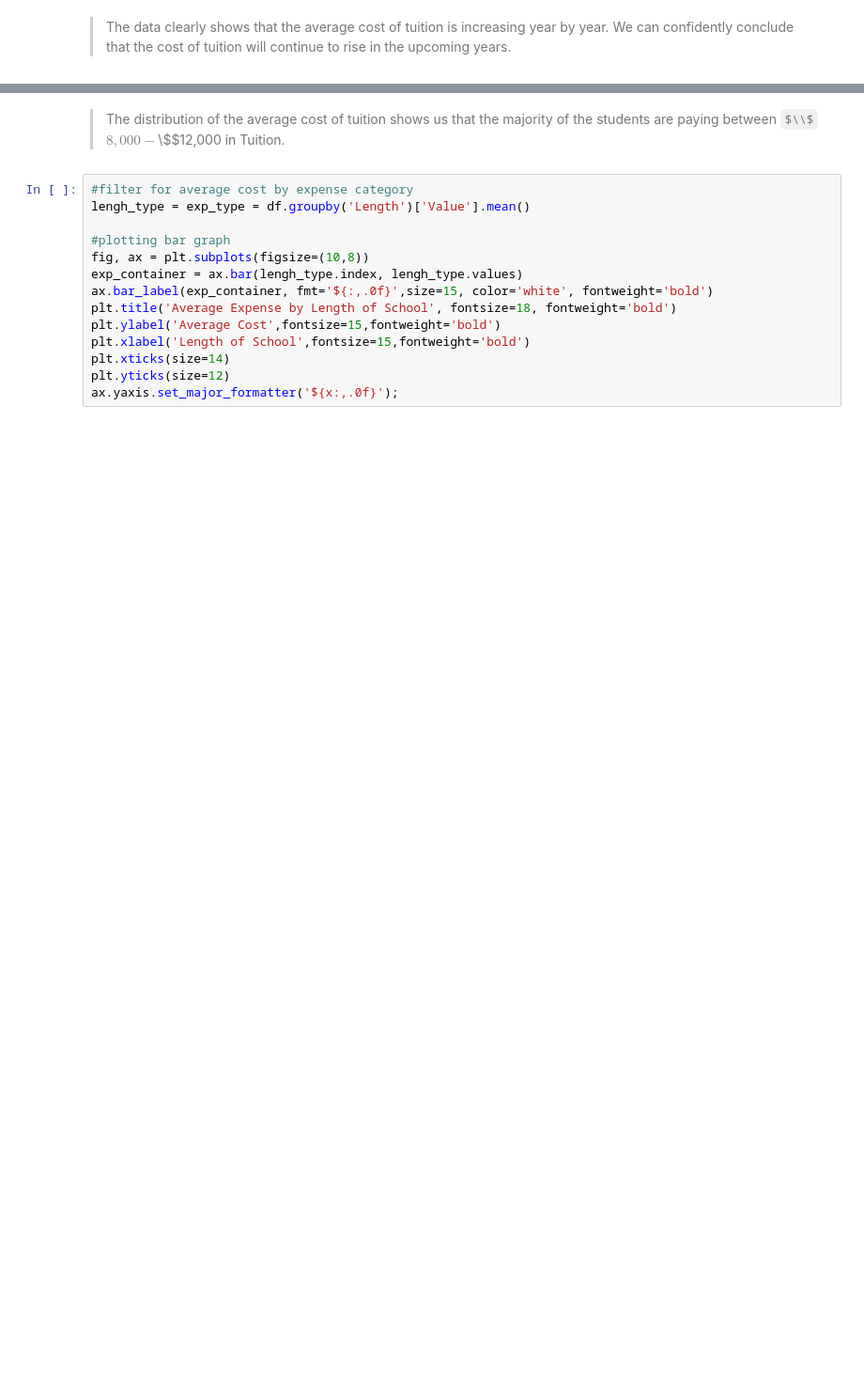
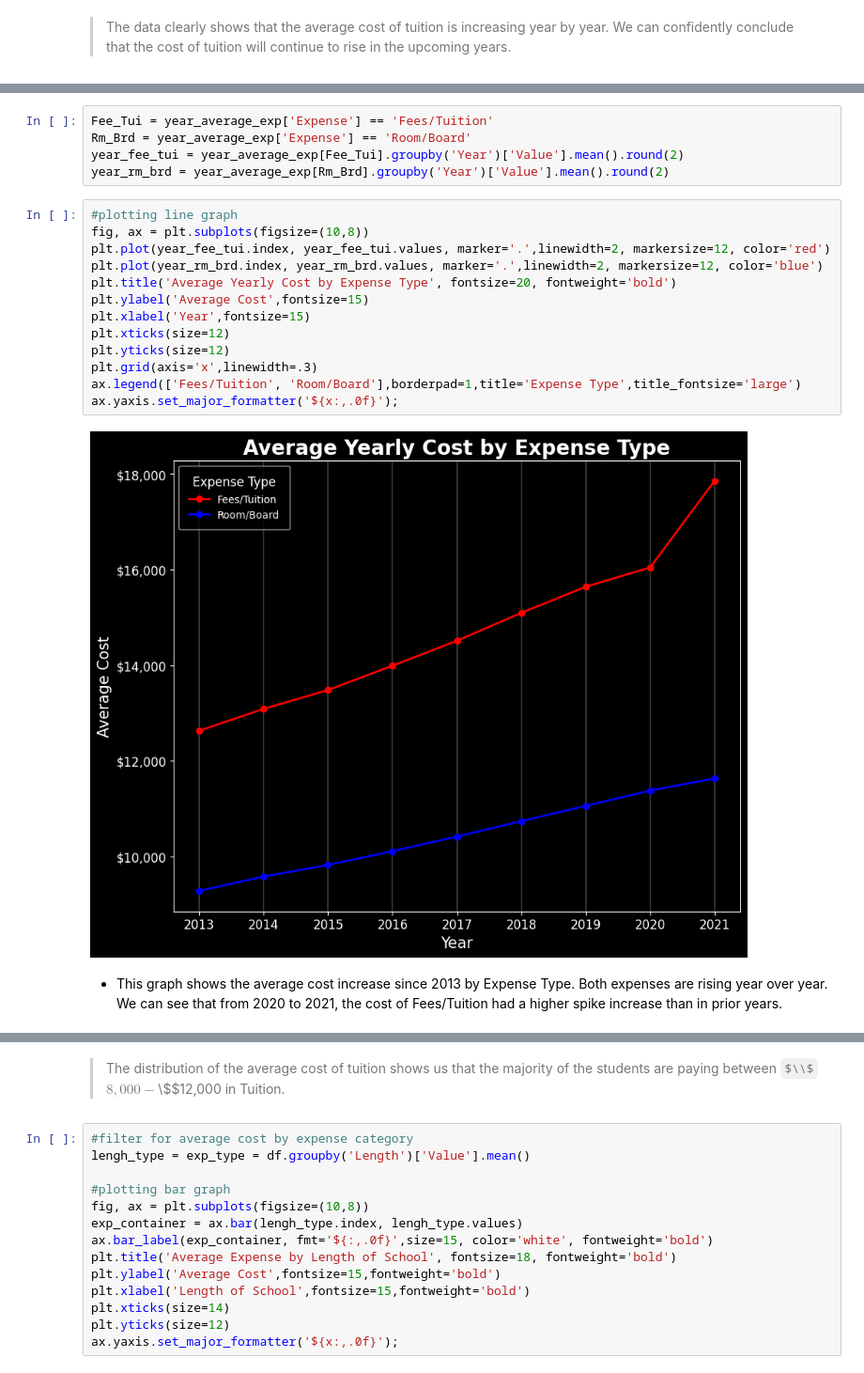
Before and after one commit to daisy-rivera/Cost-of-Undergraduate-Tuition, a Jupyter notebook: Project2_Part2.ipynb, the cells around one changed output, grey strips where cells are left out. Shown at 94% size. Drawn from its saved outputs; the diff is of its cells as text; some formulas as TeX source; blank space fills up the shorter version.

```diff
--- a/Project2_Part2.ipynb
+++ b/Project2_Part2.ipynb
@@ -176,3 +187,25 @@ It is clear that
+# %%
+Fee_Tui = year_average_exp['Expense'] == 'Fees/Tuition'
+Rm_Brd = year_average_exp['Expense'] == 'Room/Board'
+year_fee_tui = year_average_exp[Fee_Tui].groupby('Year')['Value'].mean().round(2)
+year_rm_brd = year_average_exp[Rm_Brd].groupby('Year')['Value'].mean().round(2)
+# %%
+#plotting line graph
+fig, ax = plt.subplots(figsize=(10,8))
+plt.plot(year_fee_tui.index, year_fee_tui.values, marker='.',linewidth=2, markersize=12, color='red')
+plt.plot(year_rm_brd.index, year_rm_brd.values, marker='.',linewidth=2, markersize=12, color='blue')
+plt.title('Average Yearly Cost by Expense Type', fontsize=20, fontweight='bold')
+plt.ylabel('Average Cost',fontsize=15)
+plt.xlabel('Year',fontsize=15)
+plt.xticks(size=12)
+plt.yticks(size=12)
+plt.grid(axis='x',linewidth=.3)
+ax.legend(['Fees/Tuition', 'Room/Board'],borderpad=1,title='Expense Type',title_fontsize='large')
+ax.yaxis.set_major_formatter('${x:,.0f}');
+# %% [output]
+[figure, added]
+# %% [markdown]
+- This graph shows the average cost increase since 2013 by Expense Type. Both expenses are rising year over year. We can see that from 2020 to 2021, the cost of Fees/Tuition had a higher spike increase than in prior years.
 # %%
 #setting the figure size
 fig, ax = plt.subplots(figsize = (10,8))
```
Also changed, not shown: parts of 19 cells of this notebook.
